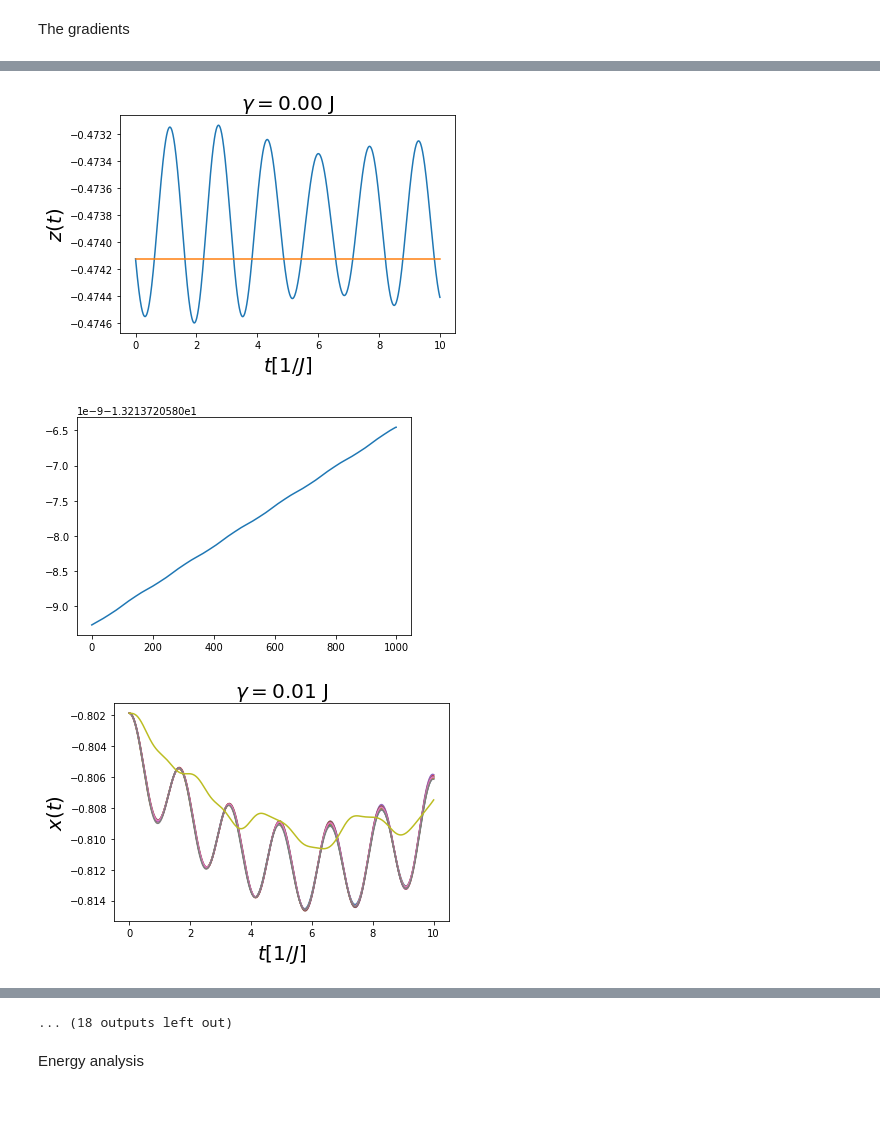
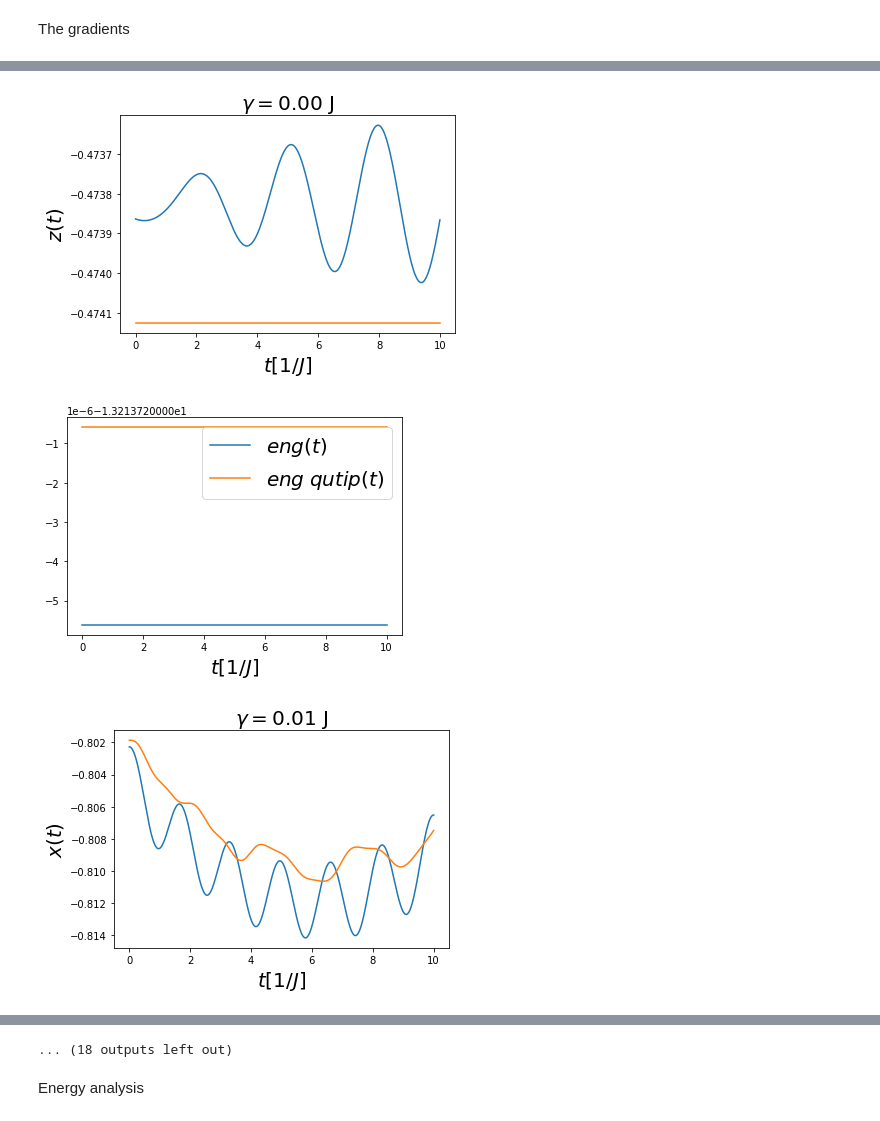
Before and after one commit to emacosta95/DL-VLM, a Jupyter notebook: Visualization.ipynb, the cells around one changed output, grey strips where cells are left out. Drawn from its saved outputs; the diff is of its cells as text; code cells hidden in the pictures.

```diff
--- a/Visualization.ipynb
+++ b/Visualization.ipynb
@@ -106,7 +106,8 @@ data=np.load('data/kohm_sham_approach/results/tddft_adiabatic_approximation_unif
 h=data['potential']
 engx=data['energy_x']
 engz=data['energy_z']
-
+eng=data['energy']
+eng_qutip=data['energy_qutip']
 
 z=data['z']
 x=data['x']
@@ -147,7 +148,8 @@ for i in range(10):
     plt.show()
 
 
-    plt.plot(time,engx[i],label=r'$eng(t)$')
+    plt.plot(time,eng[i],label=r'$eng(t)$')
+    plt.plot(time,eng_qutip[i],label=r'$eng \; qutip(t)$')
     #plt.plot(time,engz[i],label=r'$eng(t)$')
     plt.xlabel(r'$t[1/J]$',fontsize=20)
     #plt.plot(h[i,:,0,0],label=r'$h(t)$')
@@ -171,7 +173,7 @@ for i in range(10):
 for i in range(10):
     r=0.01*i
     plt.title(r'$\gamma=$'+f'{r:.2f} J',fontsize=20)
-    plt.plot(time,x[i,:,:])
+    plt.plot(time,x[i,:,0])
     plt.plot(time,x_qutip[i,:,0])
     plt.xlabel(r'$t[1/J]$',fontsize=20)
     plt.ylabel(r'$x(t)$',fontsize=20)
@@ -184,6 +186,12 @@ for i in range(10):
     plt.ylabel(r'$z(t)$',fontsize=20)
     plt.show()
 
-    plt.plot(engx[i,:])
+
+    plt.plot(time,eng[i],label=r'$eng(t)$')
+    plt.plot(time,eng_qutip[i],label=r'$eng \; qutip(t)$')
+    #plt.plot(time,engz[i],label=r'$eng(t)$')
+    plt.xlabel(r'$t[1/J]$',fontsize=20)
+    #plt.plot(h[i,:,0,0],label=r'$h(t)$')
+    plt.legend(fontsize=20)
     plt.show()
 # %% [output]
@@ -191,4 +199,4 @@ for i in range(10):
-[figure, old version]
+[figure, new version]
-[figure, old version]
+[figure, new version]
-[figure, old version]
+[figure, new version]
 [figure]
```
Also changed, not shown: parts of 14 cells of this notebook, 1 other file.
